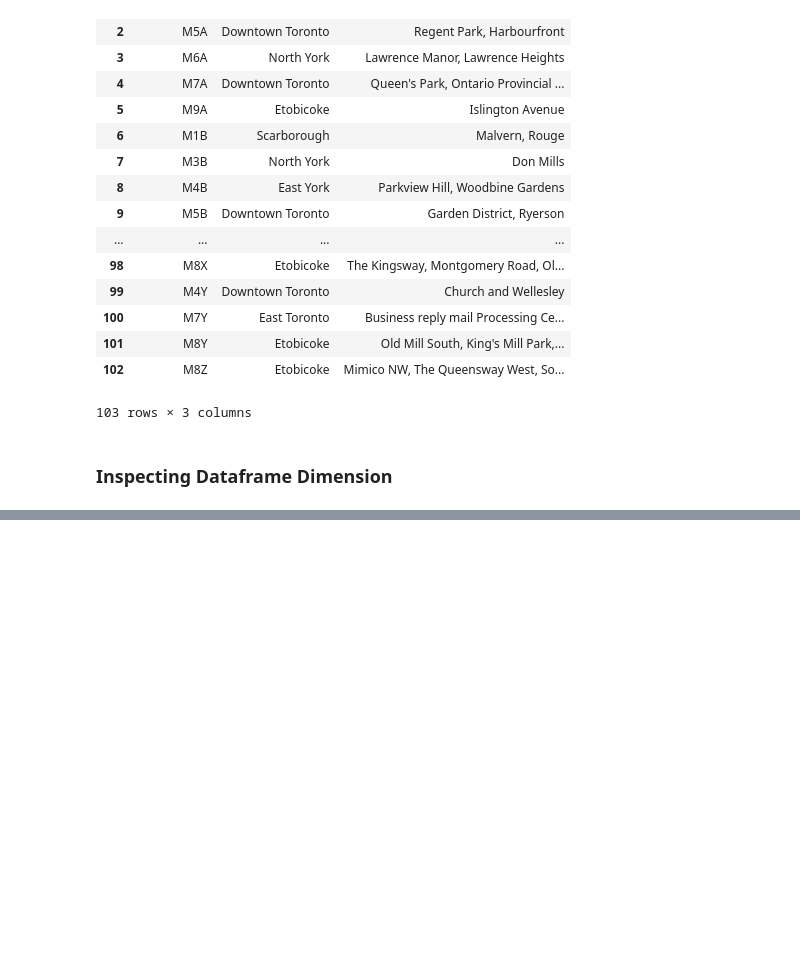
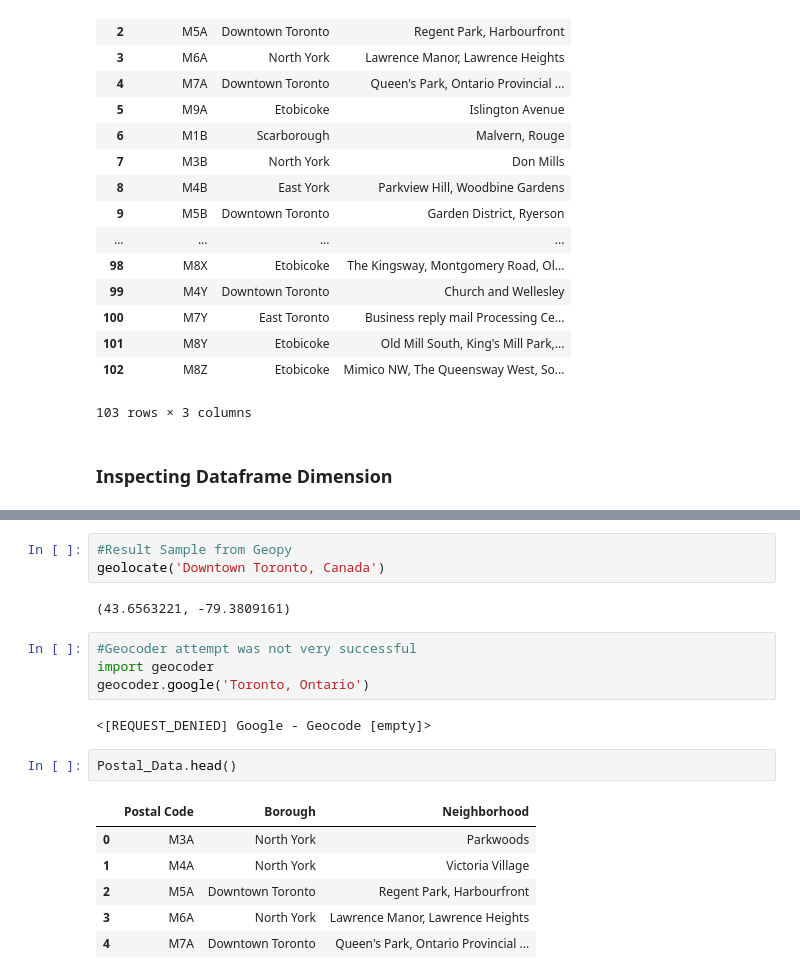
Before and after one commit to Azman-Ali/Capstone-Week3-PostalData, a Jupyter notebook: Week 3 Capstone IBM Datascience.ipynb, the cells around one changed output, grey strips where cells are left out. Drawn from its saved outputs; the diff is of its cells as text; blank space fills up the shorter version.

```diff
--- a/Week 3 Capstone IBM Datascience.ipynb
+++ b/Week 3 Capstone IBM Datascience.ipynb
@@ -129,0 +163,20 @@ longitude = lat_lng_coords[1]
+# %%
+#Result Sample from Geopy
+geolocate('Downtown Toronto, Canada')
+# %% [output]
+(43.6563221, -79.3809161)
+# %%
+#Geocoder attempt was not very successful
+import geocoder
+geocoder.google('Toronto, Ontario')
+# %% [output]
+<[REQUEST_DENIED] Google - Geocode [empty]>
+# %%
+Postal_Data.head()
+# %% [output]
+|  | Postal Code | Borough | Neighborhood |
+| 0 | M3A | North York | Parkwoods |
+| 1 | M4A | North York | Victoria Village |
+| 2 | M5A | Downtown Toronto | Regent Park, Harbourfront |
+| 3 | M6A | North York | Lawrence Manor, Lawrence Heights |
+| 4 | M7A | Downtown Toronto | Queen's Park, Ontario Provincial ... |
```
Also changed, not shown: parts of 19 cells of this notebook.
